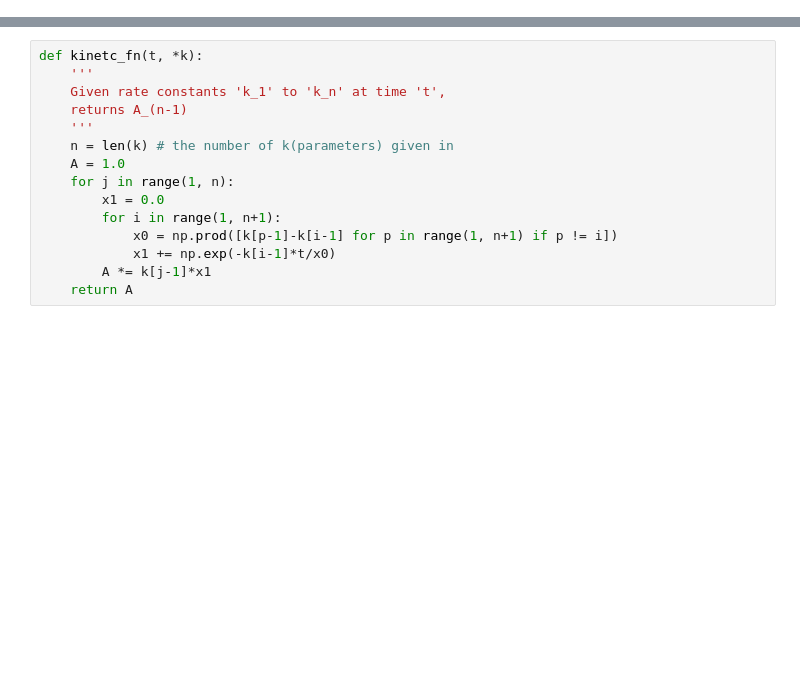
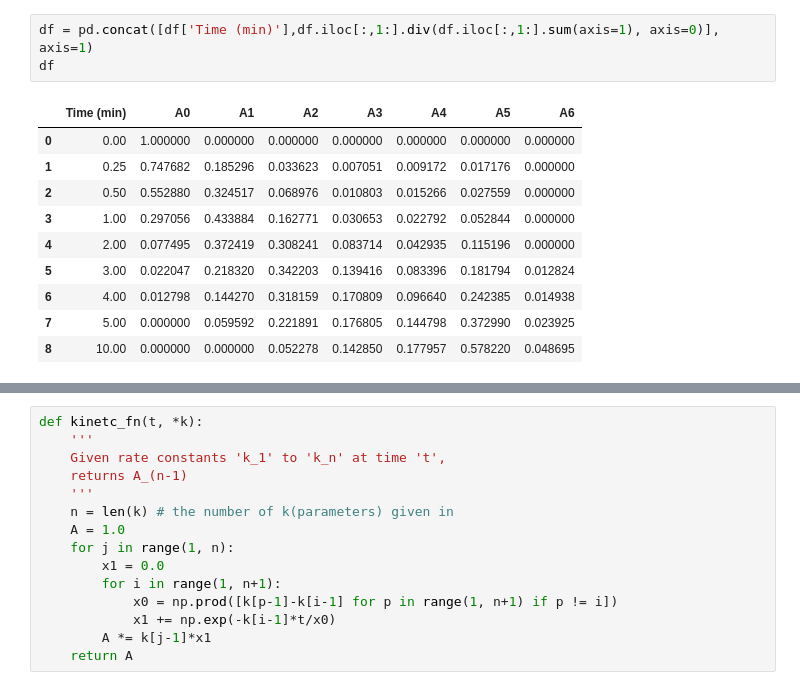
Before and after one commit to PDNALab/kinetic_fit, a Jupyter notebook: kinetic_fit.ipynb, the cells around one changed output, grey strips where cells are left out. Saved outputs shown, nothing was run; the diff lists cells and outputs as text; blank space fills up the shorter version.

```diff
--- a/kinetic_fit.ipynb
+++ b/kinetic_fit.ipynb
@@ -4,0 +27,14 @@ import pandas as pd
+# %%
+df = pd.concat([df['Time (min)'],df.iloc[:,1:].div(df.iloc[:,1:].sum(axis=1), axis=0)], axis=1)
+df
+# %% [output]
+|  | Time (min) | A0 | A1 | A2 | A3 | A4 | A5 | A6 |
+| 0 | 0.00 | 1.000000 | 0.000000 | 0.000000 | 0.000000 | 0.000000 | 0.000000 | 0.000000 |
+| 1 | 0.25 | 0.747682 | 0.185296 | 0.033623 | 0.007051 | 0.009172 | 0.017176 | 0.000000 |
+| 2 | 0.50 | 0.552880 | 0.324517 | 0.068976 | 0.010803 | 0.015266 | 0.027559 | 0.000000 |
+| 3 | 1.00 | 0.297056 | 0.433884 | 0.162771 | 0.030653 | 0.022792 | 0.052844 | 0.000000 |
+| 4 | 2.00 | 0.077495 | 0.372419 | 0.308241 | 0.083714 | 0.042935 | 0.115196 | 0.000000 |
+| 5 | 3.00 | 0.022047 | 0.218320 | 0.342203 | 0.139416 | 0.083396 | 0.181794 | 0.012824 |
+| 6 | 4.00 | 0.012798 | 0.144270 | 0.318159 | 0.170809 | 0.096640 | 0.242385 | 0.014938 |
+| 7 | 5.00 | 0.000000 | 0.059592 | 0.221891 | 0.176805 | 0.144798 | 0.372990 | 0.023925 |
+| 8 | 10.00 | 0.000000 | 0.000000 | 0.052278 | 0.142850 | 0.177957 | 0.578220 | 0.048695 |
```
Also changed, not shown: parts of 14 cells of this notebook.
